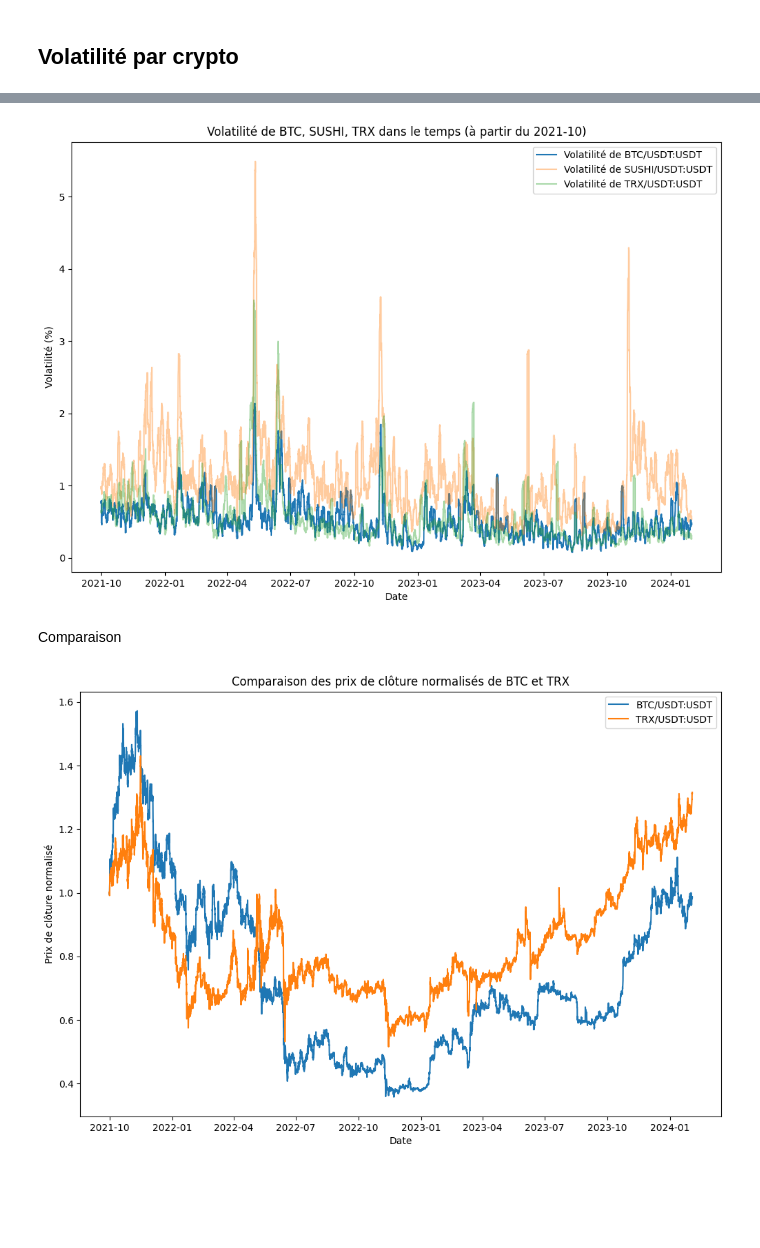
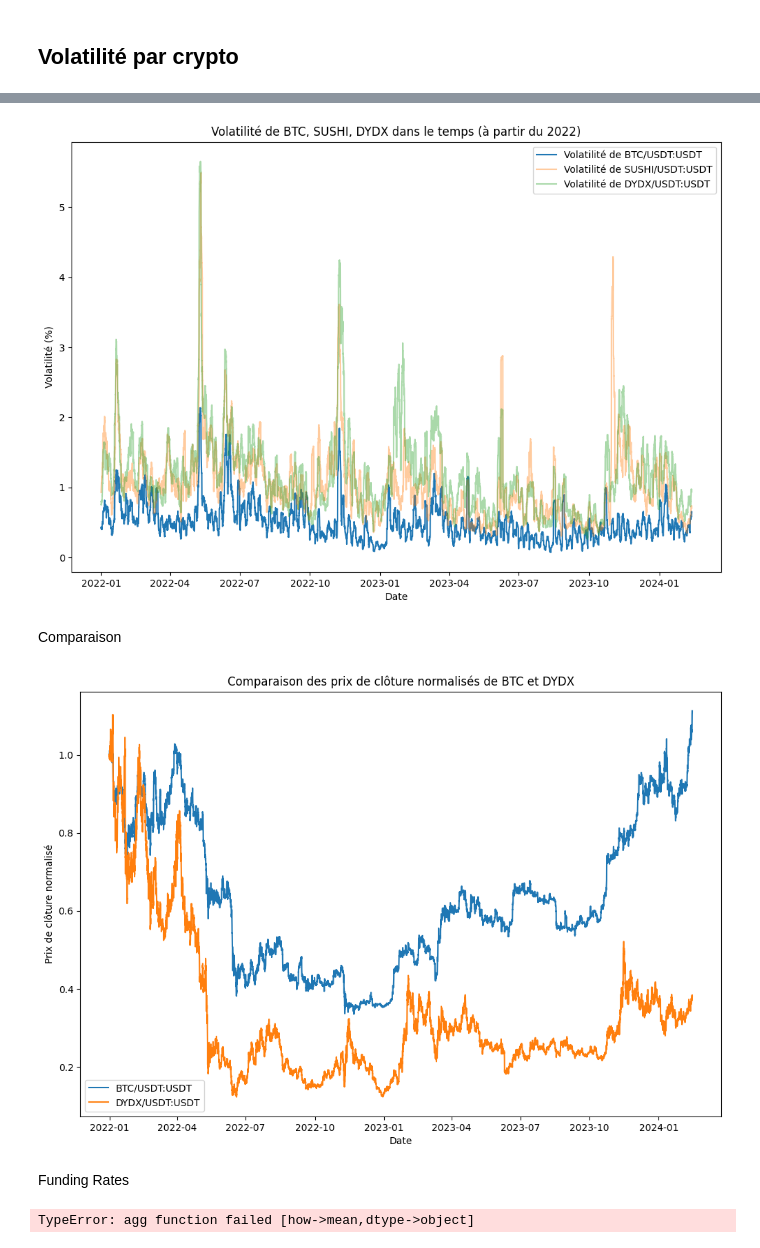
Before and after one commit to jackseg80/backtest-tools_v2, a Jupyter notebook: analysis/Analyse_Bitget_Futures.ipynb, the cells around one changed output, grey strips where cells are left out. Saved outputs shown, nothing was run; the diff lists cells and outputs as text; code cells hidden in the pictures; blank space fills up the shorter version.

```diff
--- a/analysis/Analyse_Bitget_Futures.ipynb
+++ b/analysis/Analyse_Bitget_Futures.ipynb
@@ -43,7 +57,7 @@ pair_list = formatted_cryptos
 exchange_name = "bitget"
 tf = '1h'
 oldest_pair = "BTC/USDT:USDT"
-start_date = "2021-10"
+start_date = "2022"
 
 exchange = ExchangeDataManager(
     exchange_name=exchange_name,
@@ -157,7 +168,7 @@ import matplotlib.pyplot as plt
 import numpy as np
 
 # Cryptos à comparer
-cryptos_selected = ['BTC/USDT:USDT', 'SUSHI/USDT:USDT', 'TRX/USDT:USDT']
+cryptos_selected = ['BTC/USDT:USDT', 'SUSHI/USDT:USDT', 'DYDX/USDT:USDT']
 volatility_over_time = {crypto: [] for crypto in cryptos_selected}
 
 # Taille de la fenêtre glissante pour le calcul de la volatilité
@@ -186,32 +197,78 @@ plt.title(f'Volatilité de {", ".join(c.split("/")[0] for c in cryptos_selected)
 plt.legend()
 plt.show()
 # %% [output]
-[figure, old version]
+[figure, new version]
 # %% [markdown]
 Comparaison
 # %%
 import pandas as pd
 import matplotlib.pyplot as plt
 
 # Cryptos à comparer
-cryptos_selected = ['BTC/USDT:USDT', 'TRX/USDT:USDT']
+cryptos_selected = ['BTC/USDT:USDT', 'DYDX/USDT:USDT']
 normalized_close_prices_list = {}
 
 for crypto in cryptos_selected:
     df_selected = df_list[crypto]
     close_prices = df_selected['close']
     normalized_close_prices = close_prices / close_prices.iloc[0]
     normalized_close_prices_list[crypto] = normalized_close_prices
 
 plt.figure(figsize=(12, 8))
 
 for crypto, normalized_close_prices in normalized_close_prices_list.items():
     plt.plot(df_list[crypto].index, normalized_close_prices, label=crypto)
 
 plt.xlabel('Date')
 plt.ylabel('Prix de clôture normalisé')
 plt.title(f'Comparaison des prix de clôture normalisés de {cryptos_selected[0].split('/')[0]} et {cryptos_selected[1].split('/')[0]}')
 plt.legend()
 plt.show()
 # %% [output]
-[figure, old version]
+[figure, new version]
+# %% [markdown]
+Funding Rates
+# %%
+endpoint = 'https://api.bitget.com/api/v2/mix/market/history-fund-rate'
+
+# Créer un dictionnaire pour stocker les DataFrames mis à jour
+updated_df_list = {}
+
+for pair, df in df_list.items():
+    formatted_pair = pair.replace("/", "").replace(":USDT", "")
+    params = {
+        'symbol': formatted_pair,
+        'productType': 'usdt-futures',
+    }
+
+    response = requests.get(endpoint, params=params)
+    data = response.json()
+
+    if data['code'] == '00000':
+        funding_df = pd.DataFrame(data['data'])
+        funding_df['fundingTime'] = pd.to_datetime(funding_df['fundingTime'], unit='ms')
+        funding_df.sort_values(by='fundingTime', inplace=True)
+
+        # Utiliser une nouvelle variable pour stocker le résultat de la fusion
+        updated_df = pd.merge_asof(df, funding_df[['fundingRate', 'fundingTime']], left_index=True, right_on='fundingTime', direction='backward')
+        updated_df.rename(columns={'fundingRate': f'{pair}_fundingRate'}, inplace=True)
+
+        # Stocker le DataFrame mis à jour dans le dictionnaire
+        updated_df_list[pair] = updated_df
+    else:
+        print(f"Erreur lors de la récupération du financement pour la paire {pair}: {data['msg']}")
+
+# Concaténation de tous les DataFrames mis à jour en un seul
+all_data_updated = pd.concat(updated_df_list.values(), keys=updated_df_list.keys())
+all_data_updated['year'] = all_data_updated.index.get_level_values(1).year
+
+# Conversion de la colonne de financement en type de données numérique
+all_data_updated[f'{pair}_fundingRate'] = pd.to_numeric(all_data_updated[f'{pair}_fundingRate'], errors='coerce')
+
+# Calcul de la moyenne par année pour chaque paire
+average_funding_by_pair_updated = all_data_updated.groupby([all_data_updated.index.get_level_values(0), 'year']).mean()
+
+# Affichage des moyennes par paire et par année
+print(average_funding_by_pair_updated)
+# %% [output]
+TypeError: agg function failed [how->mean,dtype->object]
```
Also changed, not shown: parts of 5 cells of this notebook, 39 other files.
